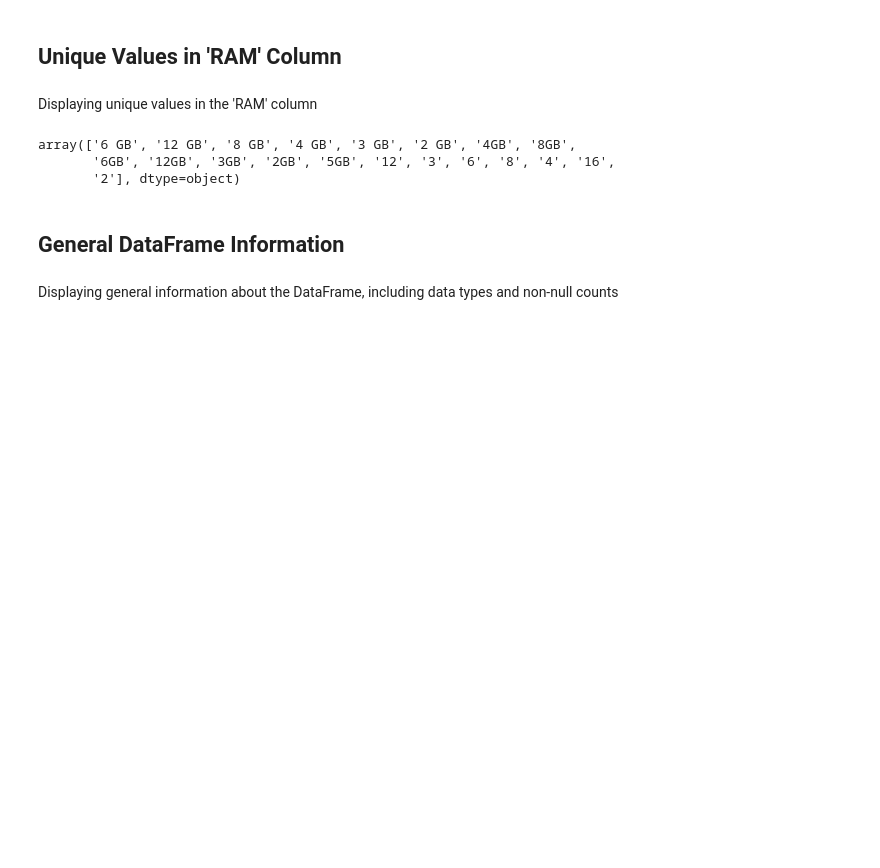
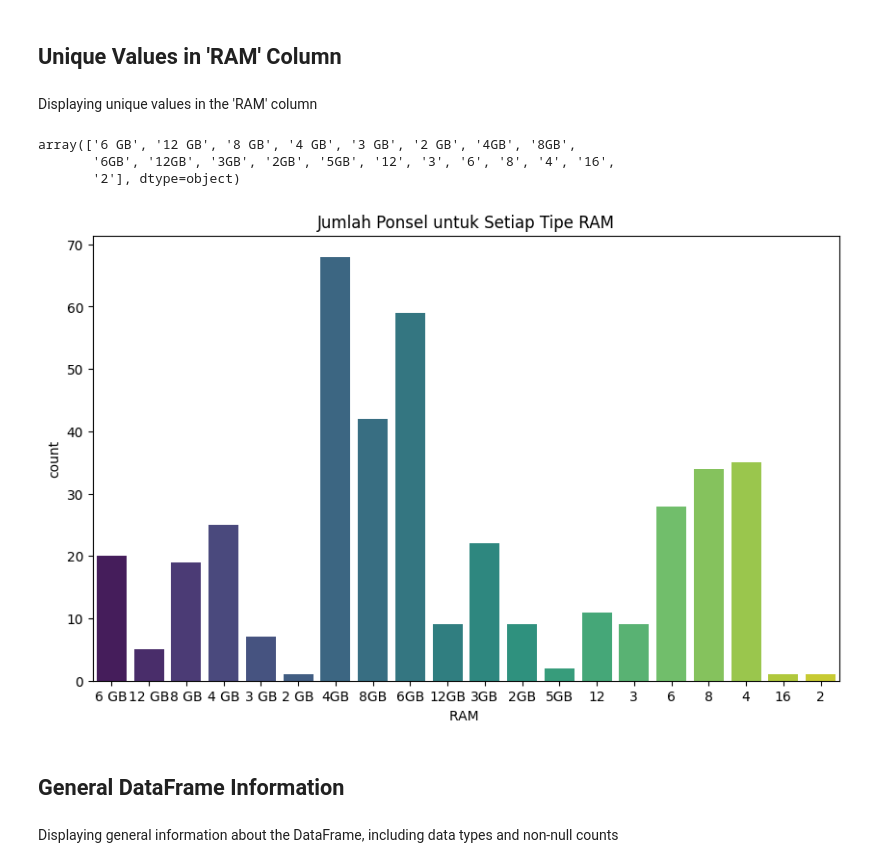
Before and after one commit to Ricle7/DigitalSkola-DataScience-Portfolio, a Jupyter notebook: Data Science Project/Data_Science_Project_1.ipynb, the cells around one changed output. Cells and saved outputs as stored; diff of their text form; code cells hidden in the pictures; blank space fills up the shorter version.

```diff
--- a/Data Science Project/Data_Science_Project_1.ipynb
+++ b/Data Science Project/Data_Science_Project_1.ipynb
@@ -49,6 +51,13 @@ df['RAM '].unique()
 array(['6 GB', '12 GB', '8 GB', '4 GB', '3 GB', '2 GB', '4GB', '8GB',
        '6GB', '12GB', '3GB', '2GB', '5GB', '12', '3', '6', '8', '4', '16',
        '2'], dtype=object)
+# %%
+plt.figure(figsize=(10, 6))
+sns.countplot(x='RAM ', data=df, palette='viridis')
+plt.title('Jumlah Ponsel untuk Setiap Tipe RAM')
+plt.show()
+# %% [output]
+[figure, added]
 # %% [markdown]
 ## General DataFrame Information
 # %% [markdown]
```
Also changed, not shown: parts of 8 cells of this notebook.
